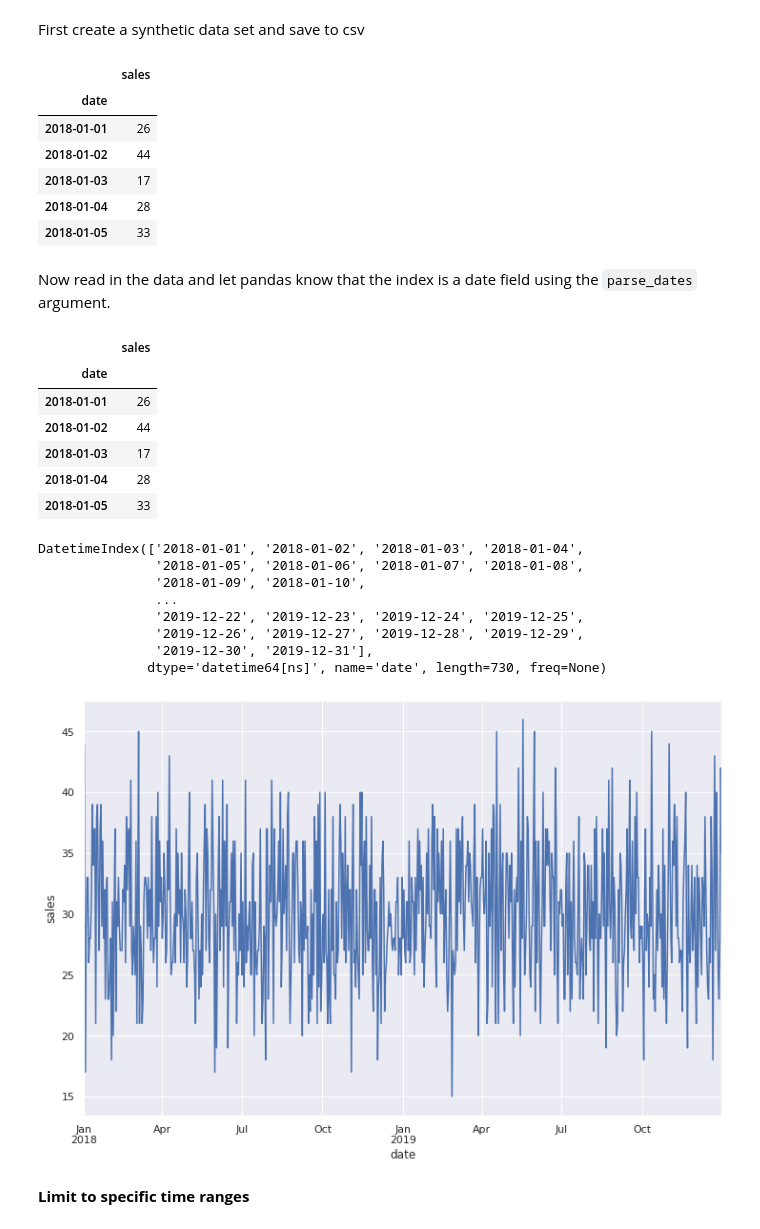
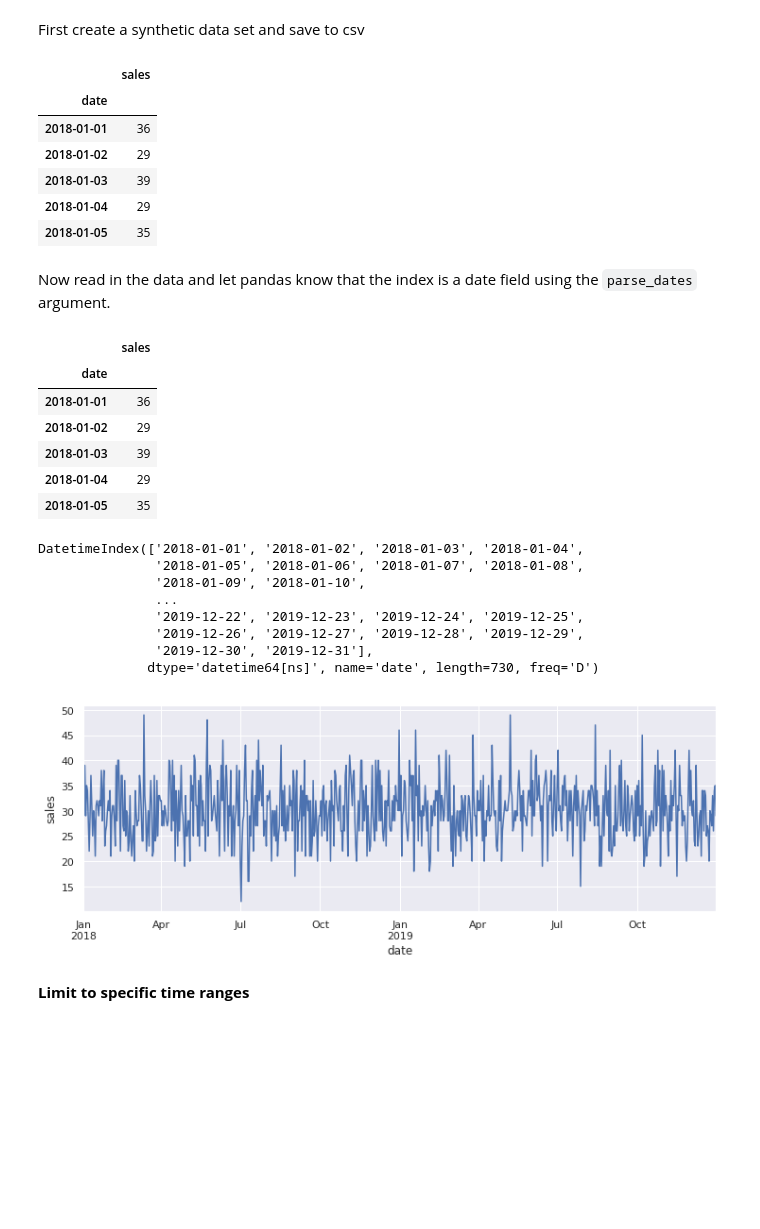
Before and after one commit to TomMonks/code-club-basic-forecasting, a Jupyter notebook: intro_to_dates.ipynb, the cells around one changed output. Drawn from its saved outputs; the diff is of its cells as text; code cells hidden in the pictures; blank space fills up the shorter version.

Commit message:
updated date time introduction

```diff
--- a/intro_to_dates.ipynb
+++ b/intro_to_dates.ipynb
@@ -126,9 +215,13 @@ Timestamp('2019-07-14 00:00:00')
 # %% [markdown]
 First create a synthetic data set and save to csv
 # %%
-idx = pd.date_range('1/1/2018', periods=365*2, freq='D')
-sales = np.random.poisson(30, size=365*2) # representing a count variable of sales og widgets with mean 30.
+LAMBDA = 30
+PERIODS = 365 * 2
 
+idx = pd.date_range('1/1/2018', periods=PERIODS, freq='D')
+
+# representing a count variable of sales og widgets with mean LAMBDA.
+sales = np.random.poisson(LAMBDA, size=PERIODS)
 df = pd.DataFrame(sales, index=idx)
 df.columns = ['sales']
 df.index.name = 'date'
@@ -136,27 +229,29 @@ df.head()
 # %% [output]
 |  | sales |
 | date |  |
-| 2018-01-01 | 26 |
-| 2018-01-02 | 44 |
-| 2018-01-03 | 17 |
-| 2018-01-04 | 28 |
-| 2018-01-05 | 33 |
+| 2018-01-01 | 36 |
+| 2018-01-02 | 29 |
+| 2018-01-03 | 39 |
+| 2018-01-04 | 29 |
+| 2018-01-05 | 35 |
 # %%
 df.to_csv('data/example_data1.csv') # save to file
 # %% [markdown]
 Now read in the data and let pandas know that the index is a date field using the `parse_dates` argument.
 # %%
 df = pd.read_csv('data/example_data1.csv', index_col='date', parse_dates=True)
+#you have to set this manually
+df.index.freq='D'
 # %%
 df.head()
 # %% [output]
 |  | sales |
 | date |  |
-| 2018-01-01 | 26 |
-| 2018-01-02 | 44 |
-| 2018-01-03 | 17 |
-| 2018-01-04 | 28 |
-| 2018-01-05 | 33 |
+| 2018-01-01 | 36 |
+| 2018-01-02 | 29 |
+| 2018-01-03 | 39 |
+| 2018-01-04 | 29 |
+| 2018-01-05 | 35 |
 # %%
 df.index
 # %% [output]
@@ -167,12 +262,12 @@ DatetimeIndex(['2018-01-01', '2018-01-02', '2018-01-03', '2018-01-04',
                '2019-12-22', '2019-12-23', '2019-12-24', '2019-12-25',
                '2019-12-26', '2019-12-27', '2019-12-28', '2019-12-29',
                '2019-12-30', '2019-12-31'],
-              dtype='datetime64[ns]', name='date', length=730, freq=None)
+              dtype='datetime64[ns]', name='date', length=730, freq='D')
 # %%
-ax = df['sales'].plot(figsize=(12,8))
+ax = df['sales'].plot(figsize=(12,4))
 ax.set(xlabel='date', ylabel='sales');
 # %% [output]
-[figure, old version]
+[figure, new version]
 # %% [markdown]
 **Limit to specific time ranges**
 # %%
```
Also changed, not shown: parts of 28 cells of this notebook, 1 other file.
